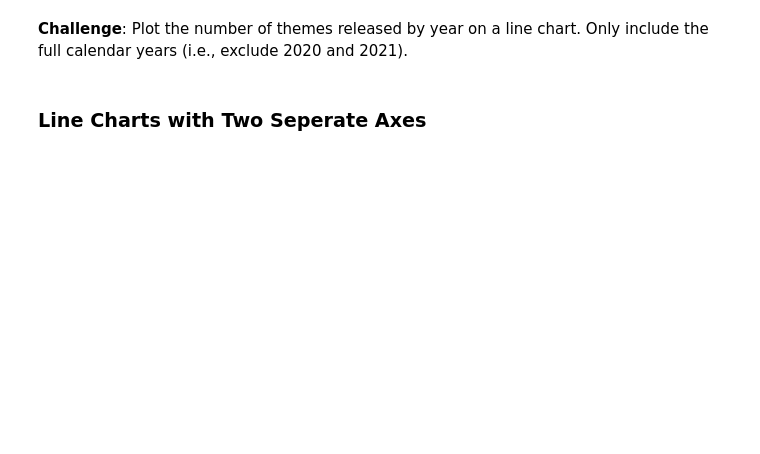
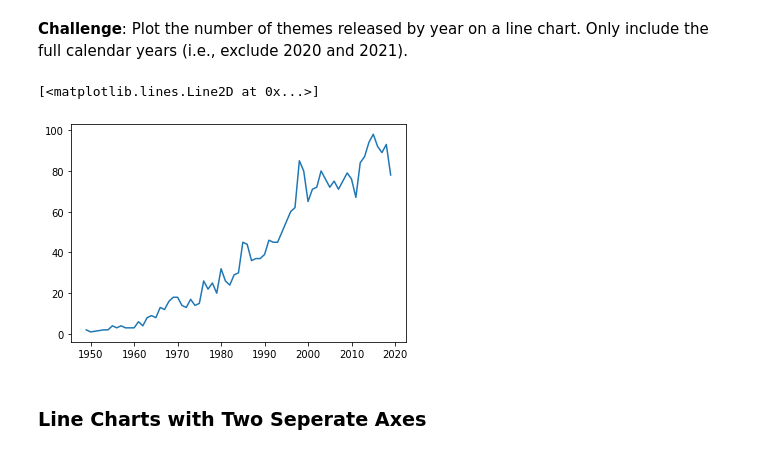
Before and after one commit to mostwelcome/working-with-data, a Jupyter notebook: aggregate_merge/lego_analysis.ipynb, the cells around one changed output. Cells and saved outputs as stored; diff of their text form; code cells hidden in the pictures; blank space fills up the shorter version.

```diff
--- a/aggregate_merge/lego_analysis.ipynb
+++ b/aggregate_merge/lego_analysis.ipynb
@@ -77,3 +166,9 @@ Note that the .csv file is from late 2020, so to plot the full calendar years, y
 ### Aggregate Data with the Python .agg() Function
 
 Let's work out the number of different themes shipped by year. This means we have to count the number of unique theme_ids per calendar year.
+# %%
+theme_by_year = sets.groupby('year').agg({'theme_id':pd.Series.nunique})
+# %%
+# Renaming column
+theme_by_year.rename(columns={'theme_id':'no_theme'},inplace=True)
+theme_by_year.tail()
@@ -80,4 +183,9 @@ Let's work out the number of different themes shipped by year. This means we hav
 # %% [markdown]
 **Challenge**: Plot the number of themes released by year on a line chart. Only include the full calendar years (i.e., exclude 2020 and 2021).
+# %%
+plt.plot(theme_by_year.index[:-2], theme_by_year.no_theme[:-2])
+# %% [output]
+[<matplotlib.lines.Line2D at 0x...>]
+[figure, added]
 # %% [markdown]
 ### Line Charts with Two Seperate Axes
```
Also changed, not shown: parts of 17 cells of this notebook.
